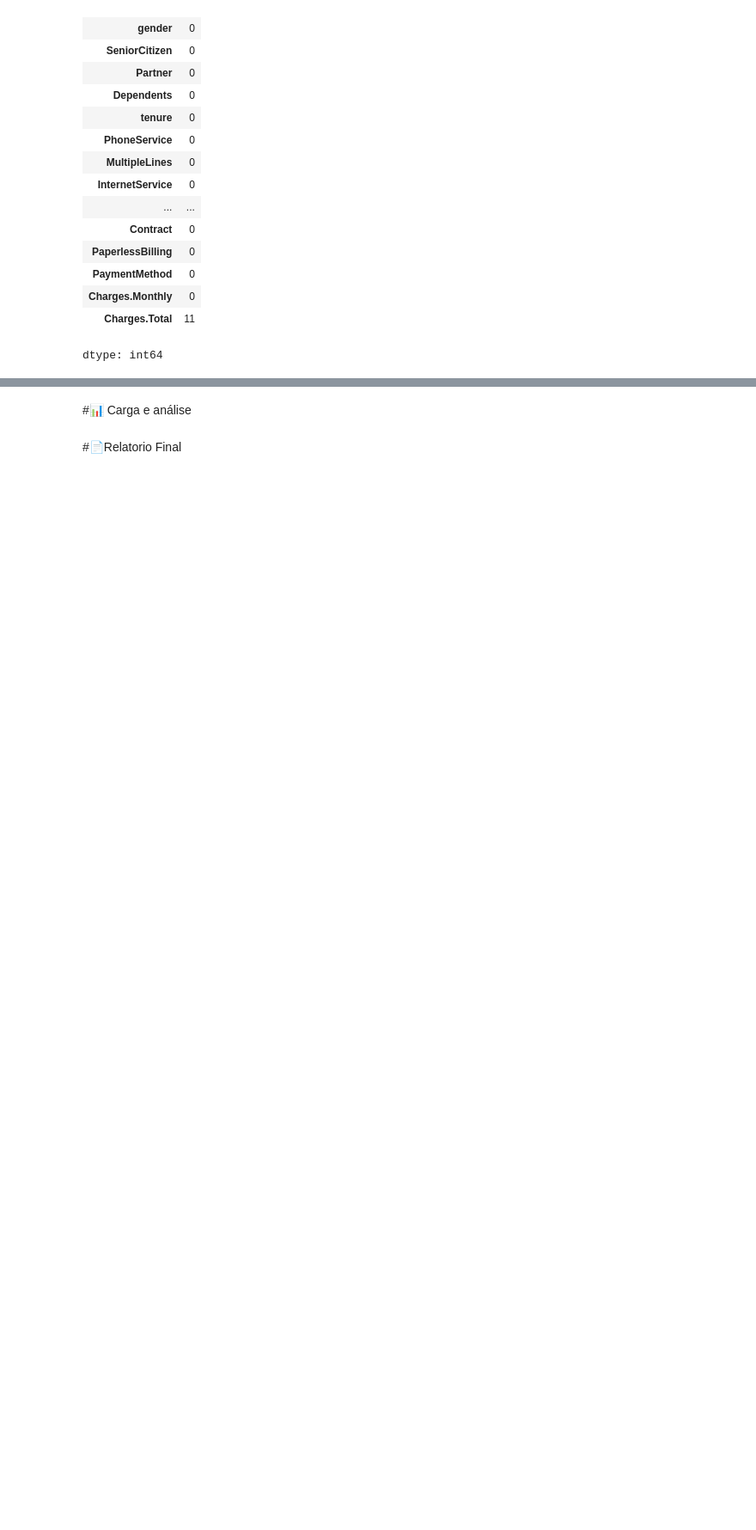
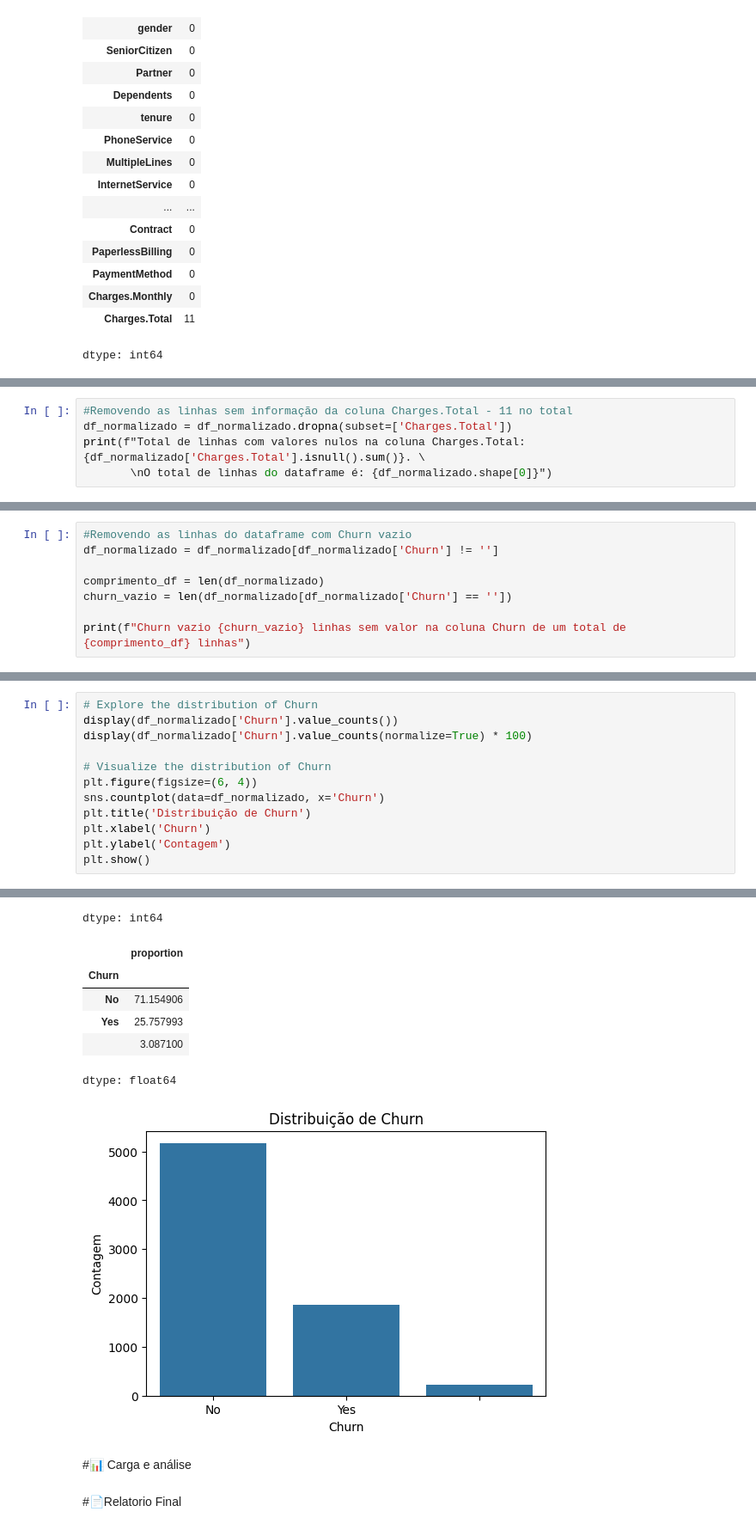
Before and after one commit to sanemar/telecomx, a Jupyter notebook: TelecomX_BR.ipynb, the cells around one changed output, grey strips where cells are left out. Shown at 86% size. Cells and saved outputs as stored; diff of their text form; blank space fills up the shorter version.

```diff
--- a/TelecomX_BR.ipynb
+++ b/TelecomX_BR.ipynb
@@ -159,0 +158,5 @@ df = df_normalizado.dropna(subset=[])
+# %%
+#Removendo as linhas sem informação da coluna Charges.Total - 11 no total
+df_normalizado = df_normalizado.dropna(subset=['Charges.Total'])
+print(f"Total de linhas com valores nulos na coluna Charges.Total: {df_normalizado['Charges.Total'].isnull().sum()}. \
+       \nO total de linhas do dataframe é: {df_normalizado.shape[0]}")
@@ -159,0 +195,8 @@ df = df_normalizado.dropna(subset=[])
+# %%
+#Removendo as linhas do dataframe com Churn vazio
+df_normalizado = df_normalizado[df_normalizado['Churn'] != '']
+
+comprimento_df = len(df_normalizado)
+churn_vazio = len(df_normalizado[df_normalizado['Churn'] == ''])
+
+print(f"Churn vazio {churn_vazio} linhas sem valor na coluna Churn de um total de {comprimento_df} linhas")
@@ -159,0 +205,13 @@ df = df_normalizado.dropna(subset=[])
+# %%
+# Explore the distribution of Churn
+display(df_normalizado['Churn'].value_counts())
+display(df_normalizado['Churn'].value_counts(normalize=True) * 100)
+
+# Visualize the distribution of Churn
+plt.figure(figsize=(6, 4))
+sns.countplot(data=df_normalizado, x='Churn')
+plt.title('Distribuição de Churn')
+plt.xlabel('Churn')
+plt.ylabel('Contagem')
+plt.show()
+# %% [output]
@@ -160,3 +223,11 @@ df = df_normalizado.dropna(subset=[])
+dtype: int64
+|  | proportion |
+| Churn |  |
+| No | 71.154906 |
+| Yes | 25.757993 |
+|  | 3.087100 |
+dtype: float64
+[figure, added]
 # %% [markdown]
 #📊 Carga e análise
 # %% [markdown]
```
Also changed, not shown: parts of 7 cells of this notebook.
